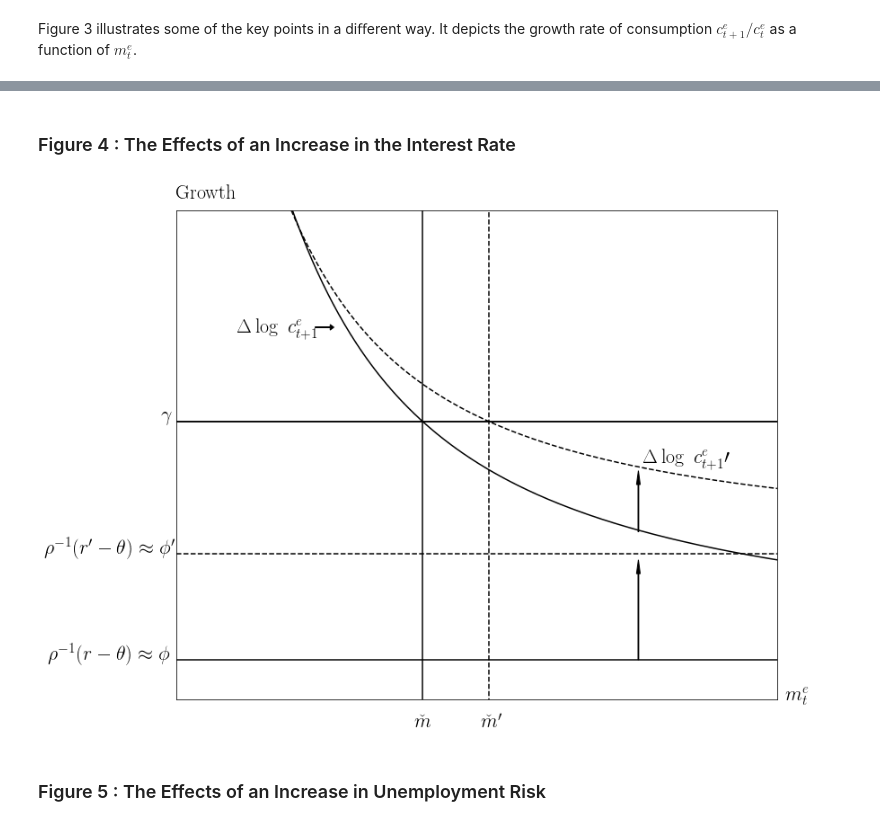
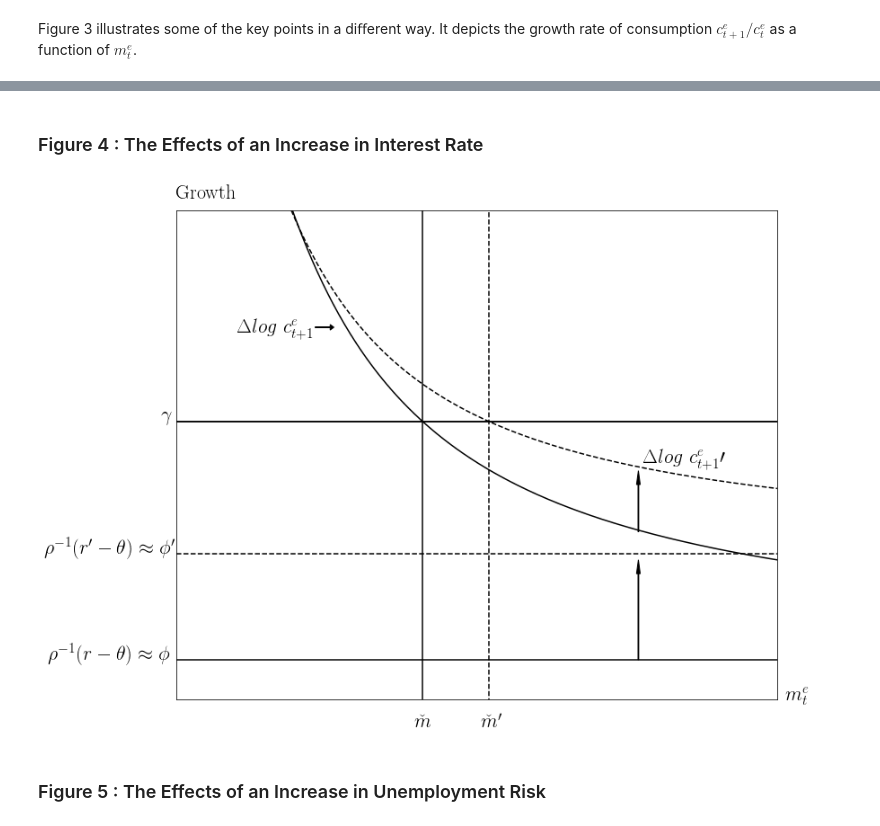
Before and after one commit to llorracc/ctDiscrete, a Jupyter notebook: Code/HARK/Examples/ctDiscrete/TractableBufferStockModel.ipynb, the cells around one changed output, grey strips where cells are left out. Drawn from its saved outputs; the diff is of its cells as text; code cells hidden in the pictures.

```diff
--- a/Code/HARK/Examples/ctDiscrete/TractableBufferStockModel.ipynb
+++ b/Code/HARK/Examples/ctDiscrete/TractableBufferStockModel.ipynb
@@ -178,20 +180,38 @@ c^e_{t} &=& \frac{\mathcal{R} \kappa^{u} m^e_{t} \Pi}{(1+\mathcal{R} \kappa^{u}
 We can use these equations to plot a phase diagram
 # %%
 # Define the functions we need to compute from the above two equations
-def Pat(R, DiscFac, CRRA, PermGroFacCmp):
-    Pat = (R * DiscFac)**(1.0/CRRA)/PermGroFacCmp
-    return Pat
+def PatienceFactor(R, DiscFac, CRRA, PermGroFacCmp):
+    PatienceFactor = (R * DiscFac)**(1.0/CRRA)/PermGroFacCmp
+    return PatienceFactor
 
 def PiFunc(R, DiscFac, CRRA, UnempPrb, PermGroFacCmp):
-    PatGro = Pat(R, DiscFac, CRRA, PermGroFacCmp)
-    Pi = (1+(PatGro**(-CRRA)-1.0)/UnempPrb)**(1/CRRA)
+    PatFacGrowth = PatienceFactor(R, DiscFac, CRRA, PermGroFacCmp)
+    Pi = (1+(PatFacGrowth**(-CRRA)-1.0)/UnempPrb)**(1/CRRA)
     return Pi
 
 def mEDelEqZero(R, mE): # Function that gives us locus of where change in mE is zero
     cE = (1-R**(-1))*mE + R**(-1)
     return cE
 
-def cEDelEqZero(R, κ, Pi, mE): # Function that gives us locus of where change in cE is zero
-    cE = (R*κ*mE*Pi)/(1+R*κ*Pi)
+def cEDelEqZero(R, k, Pi, mE): # Function that gives us locus of where change in cE is zero
+    cE = (R*k*mE*Pi)/(1+R*k*Pi)
     return cE
+# %%
+# Define and solve the model
+
+MyTBStype = TractableConsumerType(**TBS_dictionary)
+MyTBStype.solve()
+
+UnempPrb = MyTBStype.UnempPrb
+DiscFac = MyTBStype.DiscFac
+R = MyTBStype.Rfree
+PermGroFacCmp = MyTBStype.PermGroFacCmp
+k = MyTBStype.PFMPC
+CRRA = MyTBStype.CRRA
+Rnrm = MyTBStype.Rnrm
+Pi = PiFunc(R, DiscFac, CRRA, UnempPrb, PermGroFacCmp)
+
+# Define the range of mE to plot over
+mE_range = np.linspace(0,8, 1000)
+cE = MyTBStype.solution[0].cFunc(mE_range)
 # %%
@@ -346,7 +347,6 @@ else:
 # %% [markdown]
-### Figure 4 : The Effects of an Increase in the Interest Rate
+### Figure 4 : The Effects of an Increase in Interest Rate
 # %%
-# Experiment: An increase in the interest rate
 MyTBStype_1 = TractableConsumerType(**TBS_dictionary)
 Rnew = MyTBStype.Rfree + 0.04
 MyTBStype_1.Rfree = Rnew
@@ -376,36 +376,36 @@ plt.plot([0,8], [np.log(PermGroFacCmp_1),np.log(PermGroFacCmp_1)],'k-')
 plt.plot([0,8], [thorn,thorn],'k-')
 plt.plot([0,8], [thorn_1,thorn_1],'k--')
 plt.plot([mTarg, mTarg],[-0.05,0.06],'k-')
 plt.plot([mTarg_1, mTarg_1],[-0.05,0.06],'k--')
 plt.ylim(-0.04,0.048)
 plt.xlim(0, 8)
 plt.text(8.1,-0.041,"$m_{t}^{e}$",fontsize = 22)
 plt.text(0,0.05,r'Growth',fontsize = 22)
 plt.tick_params(labelbottom=False, labelleft=False,left='off',right='off',bottom='off',top='off')
 plt.text(-0.2,np.log(PermGroFacCmp), r'$\gamma$',fontsize = 22)
 plt.text(-1.7,thorn, r'$\rho^{-1}(r-\theta) \approx\phi$',fontsize = 22)
 plt.text(-1.75,thorn_1, r'$\rho^{-1}(r^{\prime}-\theta) \approx \phi^{\prime}$',fontsize = 22)
 plt.text(mTarg-0.1,-0.045, r'$\check{m}$',fontsize = 22)
 plt.text(mTarg_1-0.1,-0.045, r'$\check{m}^{\prime}$',fontsize = 22)
-plt.text(0.8,0.025, r'$\Delta \log \  c_{t+1}^{e}$',fontsize = 22)
-plt.text(6.2,0.0015, r'$\Delta \log \ c_{t+1}^{e} \prime$',fontsize = 22)
+plt.text(0.8,0.025, r'$\Delta log \  c_{t+1}^{e}$',fontsize = 22)
+plt.text(6.2,0.0015, r'$\Delta log \ c_{t+1}^{e} \prime$',fontsize = 22)
 plt.arrow(1.85,0.027,0.25,0,head_width= 0.001,head_length = 0.05,width=0.0001,facecolor='black',
           length_includes_head='True')
 plt.arrow(6.15,thorn,0,0.018,head_width= 0.05,head_length = 0.0025,width=0.01,facecolor='black',
           length_includes_head='True')
 plt.arrow(6.15,thorn_1+0.004,0,0.011,head_width= 0.05,head_length = 0.0025,width=0.01,facecolor='black',
           length_includes_head='True')
 if Generator:
     plt.savefig(os.path.join(Figures_HARK_dir, 'GrowthB.png'))
     plt.savefig(os.path.join(Figures_HARK_dir, 'GrowthB.jpg'))
     plt.savefig(os.path.join(Figures_HARK_dir, 'GrowthB.pdf'))
     plt.savefig(os.path.join(Figures_HARK_dir, 'GrowthB.svg'))
 if not in_ipynb:
     plt.show(block=False)
 else:
     plt.show(block=True)
 # %% [output]
-[figure, old version]
+[figure, new version]
 # %% [markdown]
 ### Figure 5 : The Effects of an Increase in Unemployment Risk
 # %%
```
Also changed, not shown: parts of 15 cells of this notebook, 1 other file.
